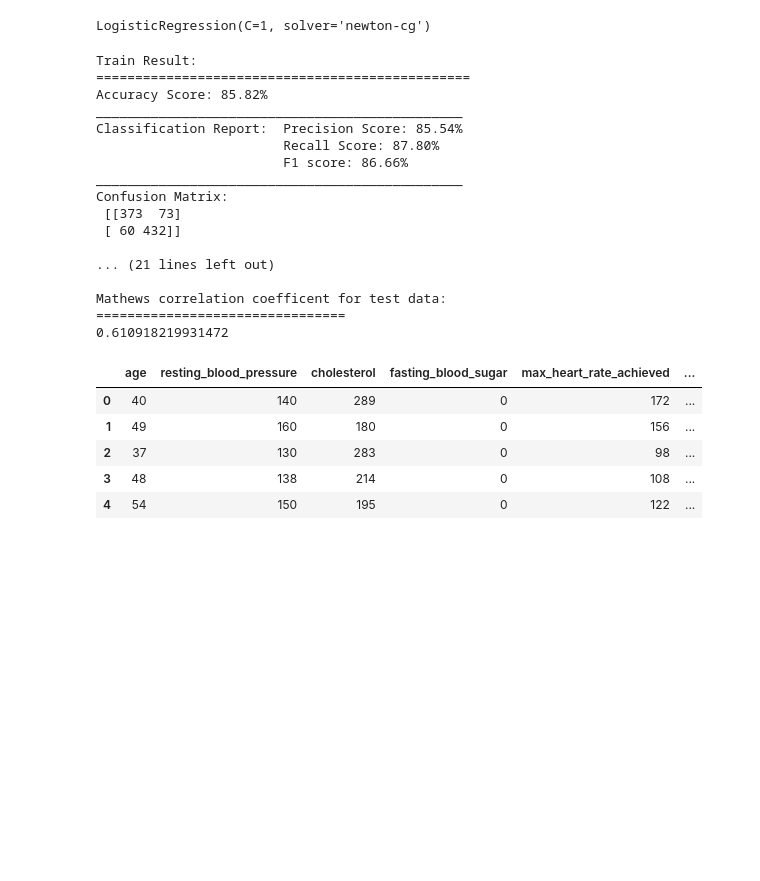
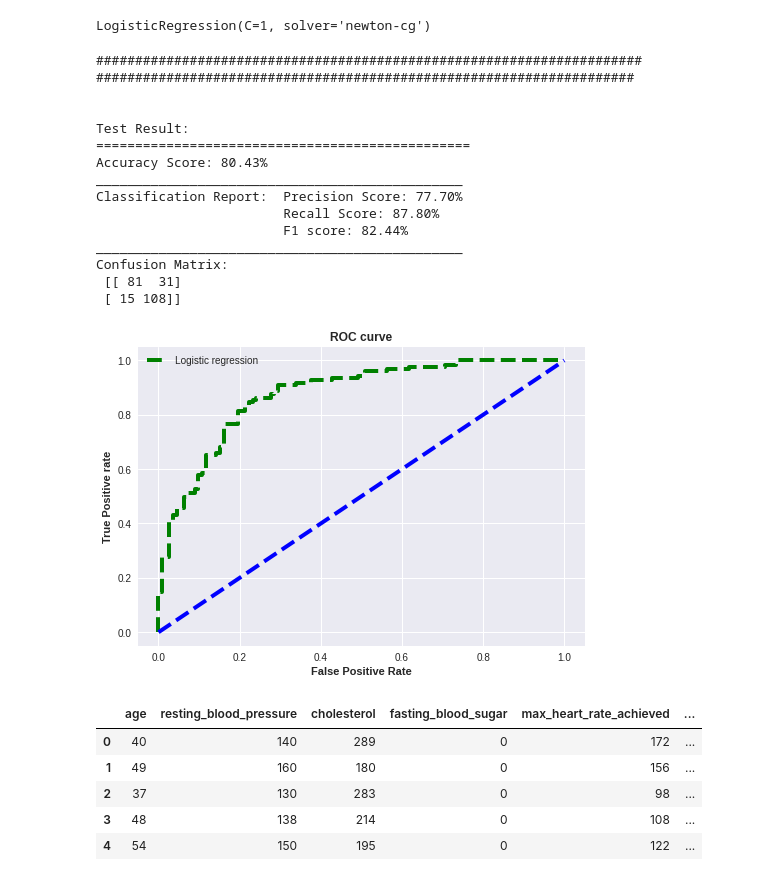
Before and after one commit to northcampus-university-of-kashmir/Heart-Disease-Detection-System, a Jupyter notebook: New dataset/for_new_dataset.ipynb, the cells around one changed output. Saved outputs shown, nothing was run; the diff lists cells and outputs as text; code cells hidden in the pictures; blank space fills up the shorter version.

```diff
--- a/New dataset/for_new_dataset.ipynb
+++ b/New dataset/for_new_dataset.ipynb
@@ -811,26 +866,25 @@ log_reg.fit(X_train,y_train)
 # %% [output]
 LogisticRegression(C=1, solver='newton-cg')
 # %%
-print_score("Logistic regression",log_reg, X_train, y_train, X_test, y_test, train=True)
-print_score("Logistic regression",log_reg, X_train, y_train, X_test, y_test, train=False)
+#print_score("Logistic regression",log_reg, X_train, y_train, X_test, y_test, train=True)
+print_score("Logistic regression",log_reg, X_train, y_train, X_test, y_test)
 # %% [output]
-Train Result:
+######################################################################
+#####################################################################
+
+
+Test Result:
 ================================================
-Accuracy Score: 85.82%
+Accuracy Score: 80.43%
 _______________________________________________
-Classification Report:  Precision Score: 85.54%
+Classification Report:  Precision Score: 77.70%
                         Recall Score: 87.80%
-                        F1 score: 86.66%
+                        F1 score: 82.44%
 _______________________________________________
 Confusion Matrix:
- [[373  73]
- [ 60 432]]
-
-... (21 lines left out)
-
-Mathews correlation coefficent for test data:
-================================
-0.610918219931472
+ [[ 81  31]
+ [ 15 108]]
+[figure, added]
 # %%
 dt.head()
 # %% [output]
```
Also changed, not shown: parts of 30 cells of this notebook, 1 other file.
